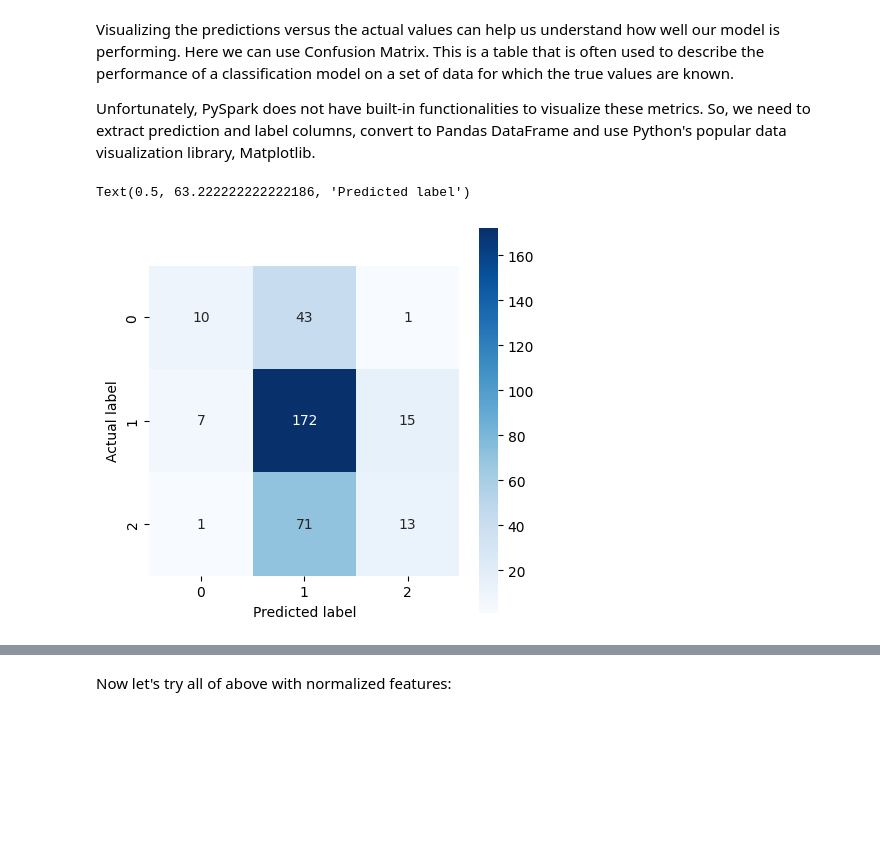
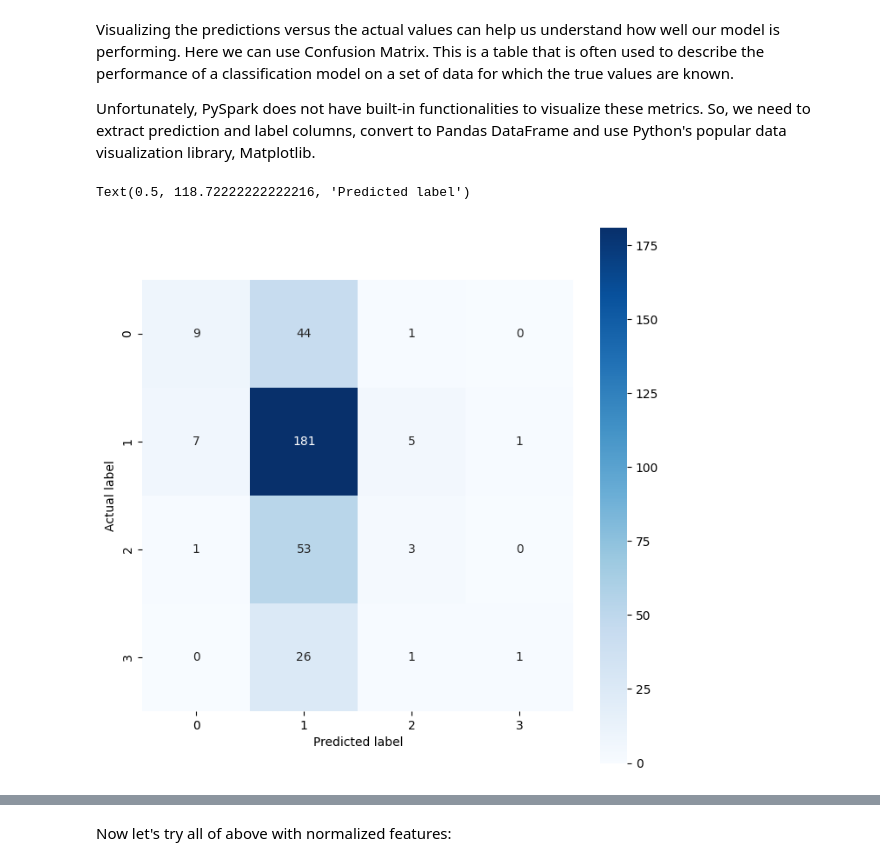
Before and after one commit to arminnorouzi/sparkml, a Jupyter notebook: Notebooks/sparkml_tutorial.ipynb, the cells around one changed output, grey strips where cells are left out. Drawn from its saved outputs; the diff is of its cells as text; code cells hidden in the pictures; blank space fills up the shorter version.

```diff
--- a/Notebooks/sparkml_tutorial.ipynb
+++ b/Notebooks/sparkml_tutorial.ipynb
@@ -405,7 +414,7 @@ from pyspark.sql.functions import when
 brackets = [(95375, 1), (182100, 2), (231250, 3)]
 
 # Start from the highest bracket
-df = df.withColumn("income_bracket", when(df["salary_in_usd"] > 231250, 3))
+df = df.withColumn("income_bracket", when(df["salary_in_usd"] > 231250, 4))
 
 # Loop through the rest of the brackets
 for bracket, label in reversed(brackets):
@@ -735,17 +743,17 @@ Unfortunately, PySpark does not have built-in functionalities to visualize these
 # %%
 import matplotlib.pyplot as plt
 from sklearn.metrics import confusion_matrix, precision_recall_curve, roc_curve
 import seaborn as sns
 
 # Convert to Pandas DataFrame
 predictions_pd = predictions.select('income_bracket', 'prediction').toPandas()
 
 # Confusion Matrix
-plt.figure(figsize=(5,5))
+plt.figure(figsize=(8,8))
 sns.heatmap(confusion_matrix(predictions_pd['income_bracket'], predictions_pd['prediction']),
             annot=True, fmt=".0f", square = True, cmap = 'Blues')
 plt.ylabel('Actual label')
 plt.xlabel('Predicted label')
 # %% [output]
-Text(0.5, 63.222222222222186, 'Predicted label')
+Text(0.5, 118.72222222222216, 'Predicted label')
-[figure, old version]
+[figure, new version]
```
Also changed, not shown: parts of 8 cells of this notebook.
